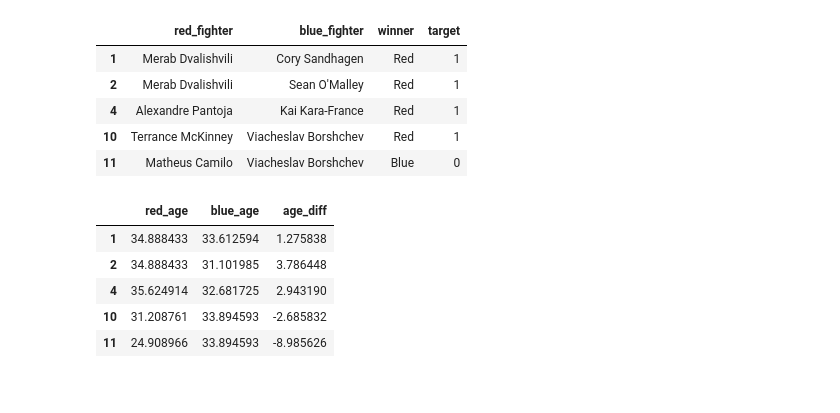
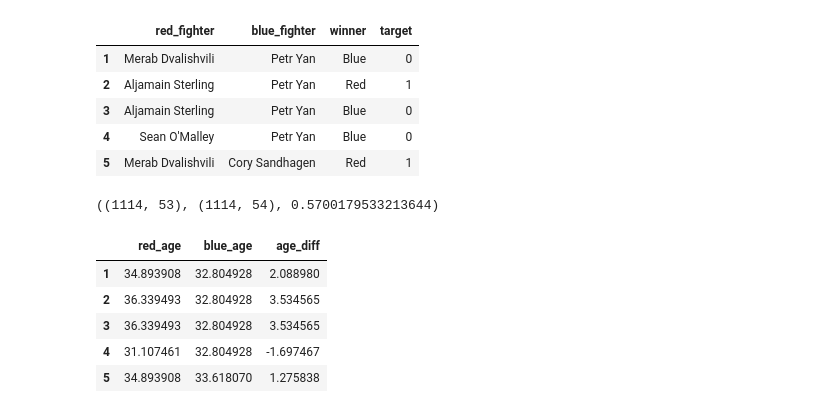
Before and after one commit to ErichasaTan/ufc-fight-predictor, a Jupyter notebook: notebooks/02_prefight_model.ipynb, the cells around one changed output. Cells and saved outputs as stored; diff of their text form; code cells hidden in the pictures.

```diff
--- a/notebooks/02_prefight_model.ipynb
+++ b/notebooks/02_prefight_model.ipynb
@@ -74,0 +221,20 @@ merged.shape
+# %%
+required_cols = [
+    "red_height_in", "blue_height_in",
+    "red_reach_in", "blue_reach_in",
+    "red_slpm", "blue_slpm",
+    "red_sapm", "blue_sapm",
+    "red_str_acc", "blue_str_acc",
+    "red_td_avg", "blue_td_avg",
+    "red_td_acc", "blue_td_acc",
+    "red_td_def", "blue_td_def",
+    "red_sub_avg", "blue_sub_avg",
+    "winner"
+]
+
+print("Missing values before filtering:")
+print(merged[required_cols].isna().sum())
+
+filtered = merged.dropna(subset=required_cols).copy()
+
+print("\nRemaining rows after filtering:", len(filtered))
@@ -75,35 +259,34 @@ merged.shape
 # %%
 # Start from merged with profiles
-model_df = merged.copy()
+model_df = filtered.copy()
 
 # Keep only fights where we know who won (Red/Blue only)
 model_df = model_df[model_df["winner"].isin(["Red", "Blue"])].copy()
 
 # Target: 1 if Red wins, 0 if Blue wins
 model_df["target"] = (model_df["winner"] == "Red").astype(int)
 
 model_df[["red_fighter", "blue_fighter", "winner", "target"]].head()
 # %% [output]
 |  | red_fighter | blue_fighter | winner | target |
-| 1 | Merab Dvalishvili | Cory Sandhagen | Red | 1 |
-| 2 | Merab Dvalishvili | Sean O'Malley | Red | 1 |
-| 4 | Alexandre Pantoja | Kai Kara-France | Red | 1 |
-| 10 | Terrance McKinney | Viacheslav Borshchev | Red | 1 |
-| 11 | Matheus Camilo | Viacheslav Borshchev | Blue | 0 |
+| 1 | Merab Dvalishvili | Petr Yan | Blue | 0 |
+| 2 | Aljamain Sterling | Petr Yan | Red | 1 |
+| 3 | Aljamain Sterling | Petr Yan | Blue | 0 |
+| 4 | Sean O'Malley | Petr Yan | Blue | 0 |
+| 5 | Merab Dvalishvili | Cory Sandhagen | Red | 1 |
+# %%
+filtered.shape, model_df.shape, model_df["target"].mean()
+# %% [output]
+((1114, 53), (1114, 54), 0.5700179533213644)
 # %%
-import datetime as dt
+# Convert DOB and event date
+model_df["dob_red"] = pd.to_datetime(model_df["red_dob"], errors="coerce")
+model_df["dob_blue"] = pd.to_datetime(model_df["blue_dob"], errors="coerce")
+model_df["event_date"] = pd.to_datetime(model_df["event_date"], errors="coerce")
 
-def compute_age(dob_str):
-    try:
-        dob = pd.to_datetime(dob_str)
-        today = pd.Timestamp("today")
-        return (today - dob).days / 365.25
-    except:
-        return np.nan
-
-# Compute ages for red/blue fighters
-model_df["red_age"] = model_df["red_dob"].apply(compute_age)
-model_df["blue_age"] = model_df["blue_dob"].apply(compute_age)
+# Age in years at fight date
+model_df["red_age"] = (model_df["event_date"] - model_df["dob_red"]).dt.days / 365.25
+model_df["blue_age"] = (model_df["event_date"] - model_df["dob_blue"]).dt.days / 365.25
 
 # Age difference
 model_df["age_diff"] = model_df["red_age"] - model_df["blue_age"]
@@ -111,11 +294,11 @@ model_df["age_diff"] = model_df["red_age"] - model_df["blue_age"]
 model_df[["red_age", "blue_age", "age_diff"]].head()
 # %% [output]
 |  | red_age | blue_age | age_diff |
-| 1 | 34.888433 | 33.612594 | 1.275838 |
-| 2 | 34.888433 | 31.101985 | 3.786448 |
-| 4 | 35.624914 | 32.681725 | 2.943190 |
-| 10 | 31.208761 | 33.894593 | -2.685832 |
-| 11 | 24.908966 | 33.894593 | -8.985626 |
+| 1 | 34.893908 | 32.804928 | 2.088980 |
+| 2 | 36.339493 | 32.804928 | 3.534565 |
+| 3 | 36.339493 | 32.804928 | 3.534565 |
+| 4 | 31.107461 | 32.804928 | -1.697467 |
+| 5 | 34.893908 | 33.618070 | 1.275838 |
 # %%
 stance_map = {
     "Orthodox": 0,
```
Also changed, not shown: parts of 21 cells of this notebook, 2 other files.
